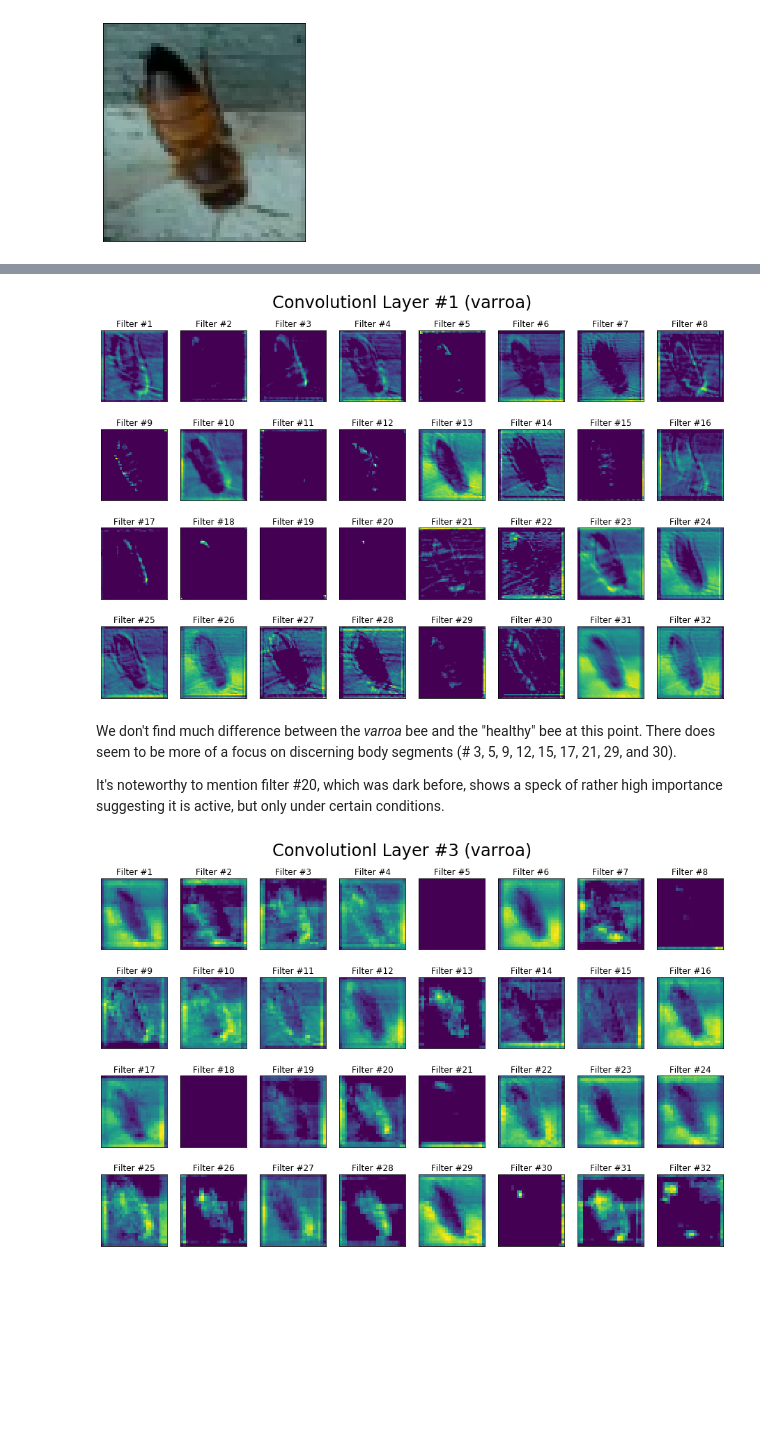
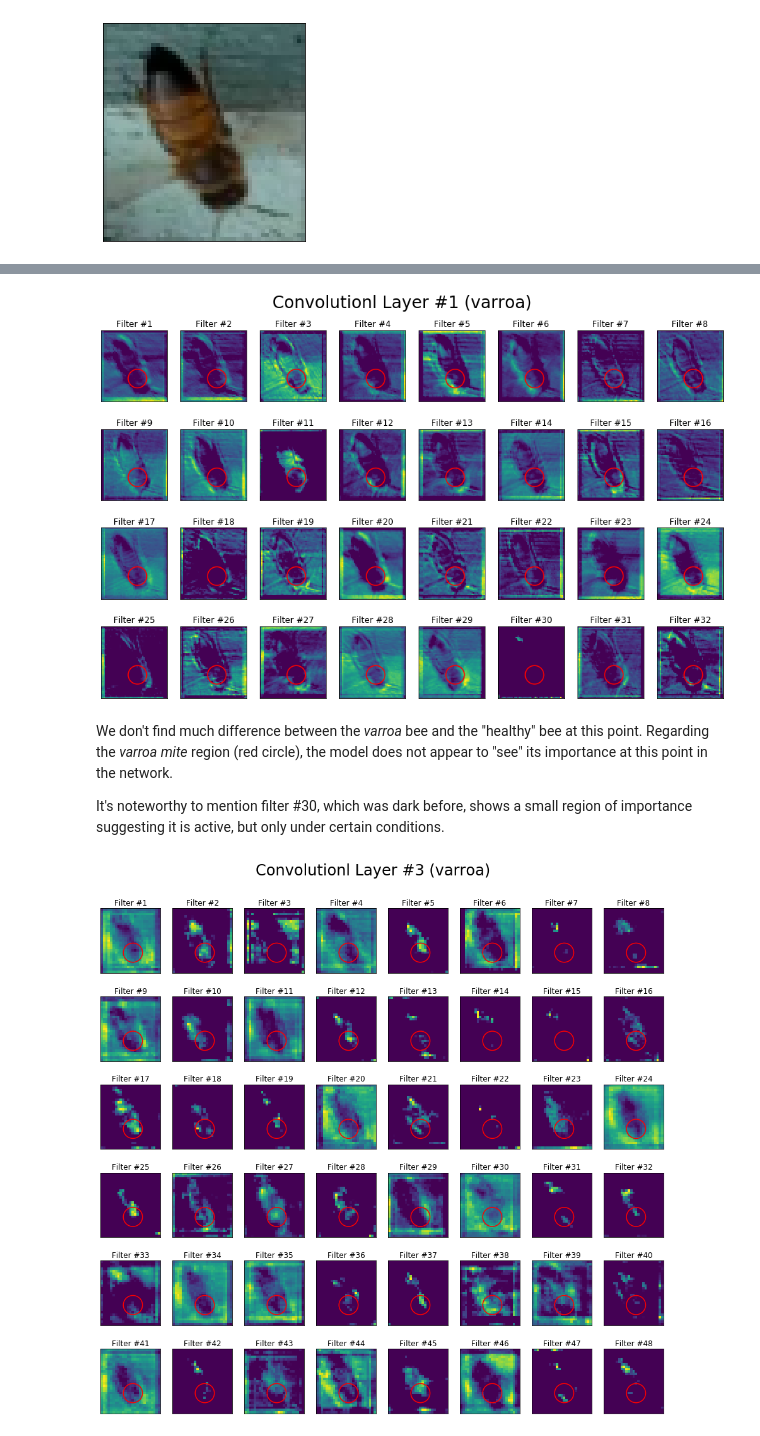
Before and after one commit to Shaddyjr/bee-image-classifier, a Jupyter notebook: code/project_notebook.ipynb, the cells around one changed output, grey strips where cells are left out. Cells and saved outputs as stored; diff of their text form; code cells hidden in the pictures; blank space fills up the shorter version.

```diff
--- a/code/project_notebook.ipynb
+++ b/code/project_notebook.ipynb
@@ -1213,7 +1241,7 @@ The following is a walkthrough of the No Transformation model and was extrapolat
 # %% [markdown]
 ### Setting up the layers for visualization
 # %%
-classifier = best_original_model["best_model"]
+classifier = best_bright_model["best_model"]
 len(classifier.layers)
 # %% [output]
 18
@@ -1235,7 +1263,7 @@ show_image(sample_img_store.images_for_display[0])
 ### Visualization functions
 The following function will be used to visualize the filters for convolutional layers.
 # %%
-def show_layers(activations, ith_image, ith_layer, title = "Title", n_cols = 8, img_h = 2.5, img_w = 2, subset = None, **kwargs):
+def show_layers(activations, ith_image, ith_layer, title = "Title", n_cols = 8, img_h = 2.5, img_w = 2, subset = None, artist = None,**kwargs):
     '''Plots all images for each filter in the give activations layer'''
     num = subset or activations[ith_layer].shape[3]
     n_rows = int(np.ceil(num/n_cols))
@@ -1246,6 +1274,8 @@ def show_layers(activations, ith_image, ith_layer, title = "Title", n_cols = 8,
         ax.matshow(activations[ith_layer][ith_image,:,:, i])
         ax.set_title(f"Filter #{i+1}", pad = 0)
         ax.tick_params(bottom = False, left = False, top=False, labeltop = False, labelbottom = False, labelleft = False)
+        if artist:
+            artist(ax)
     while not subset and i < n_cols * n_rows -1:
         i += 1
         f.delaxes(axes[i//n_cols][i%n_rows])
@@ -1294,5 +1326,6 @@ After seeing what a "healthy" bee looks like, it would be interesting to see how
 # %%
 # gathering varroa sample
 cnn_vis_img_store = ImageHandler(get_image_data(raw_data[raw_data["has_varroa"] == 1]["file"])).resize((IDEAL_WIDTH, IDEAL_HEIGHT, 3))
-varroa_activations = activation_model.predict(cnn_vis_img_store.images_for_display[530:531])
+target = 530
+varroa_activations = activation_model.predict(cnn_vis_img_store.images_for_display[target:target+1])
 # %%
@@ -1308,13 +1343,19 @@ A key area to look out for is on the back of the bee's thorax - the area where _
+# %%
+def create_circle_artist(center, radius, lw = 1.5):
+    def circle_artist(ax):
+        circle = plt.Circle(center, radius, color='r', fill = False, lw = lw)
+        ax.add_artist(circle)
+    return circle_artist
 # %%
-show_layers(varroa_activations, 0, 0, title ="Convolutionl Layer #1 (varroa)")
+show_layers(varroa_activations, 0, 0, title ="Convolutionl Layer #1 (varroa)", artist = create_circle_artist((27,36), 7))
 # %% [output]
-[figure, old version]
+[figure, new version]
 # %% [markdown]
-We don't find much difference between the _varroa_ bee and the "healthy" bee at this point. There does seem to be more of a focus on discerning body segments (# 3, 5, 9, 12, 15, 17, 21, 29, and 30).
+We don't find much difference between the _varroa_ bee and the "healthy" bee at this point. Regarding the _varroa mite_ region (red circle), the model does not appear to "see" its importance at this point in the network.
 
-It's noteworthy to mention filter #20, which was dark before, shows a speck of rather high importance suggesting it is active, but only under certain conditions.
+It's noteworthy to mention filter #30, which was dark before, shows a small region of importance suggesting it is active, but only under certain conditions.
 # %%
-show_layers(varroa_activations, 0, 3, title ="Convolutionl Layer #3 (varroa)")
+show_layers(varroa_activations, 0, 4, title ="Convolutionl Layer #3 (varroa)", artist = create_circle_artist((13,18), 4))
 # %% [output]
-[figure, old version]
+[figure, new version]
 # %% [markdown]
```
Also changed, not shown: parts of 64 cells of this notebook, 6 other files.
